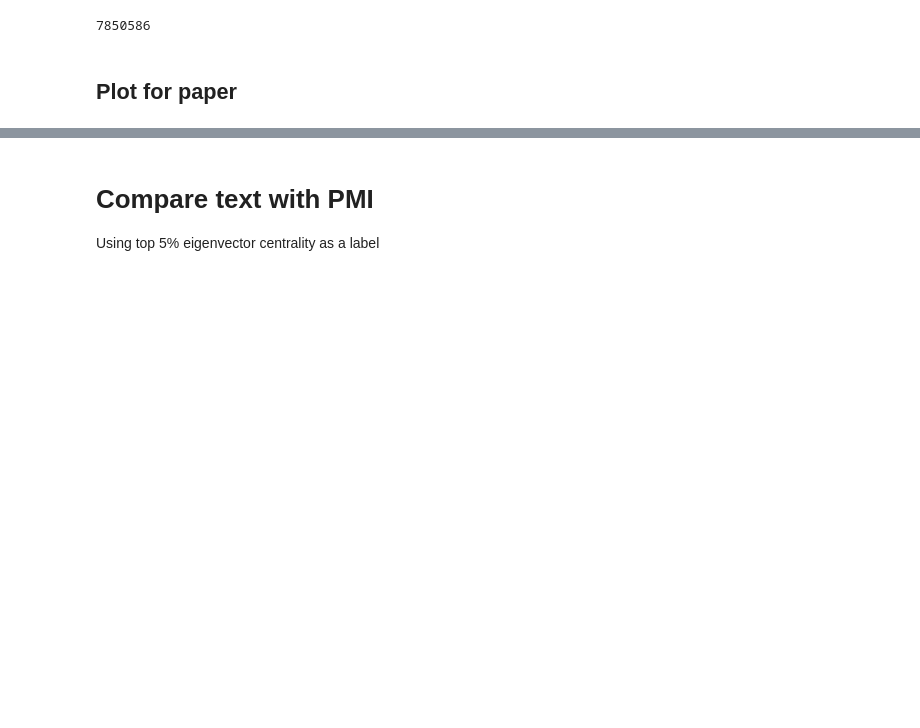
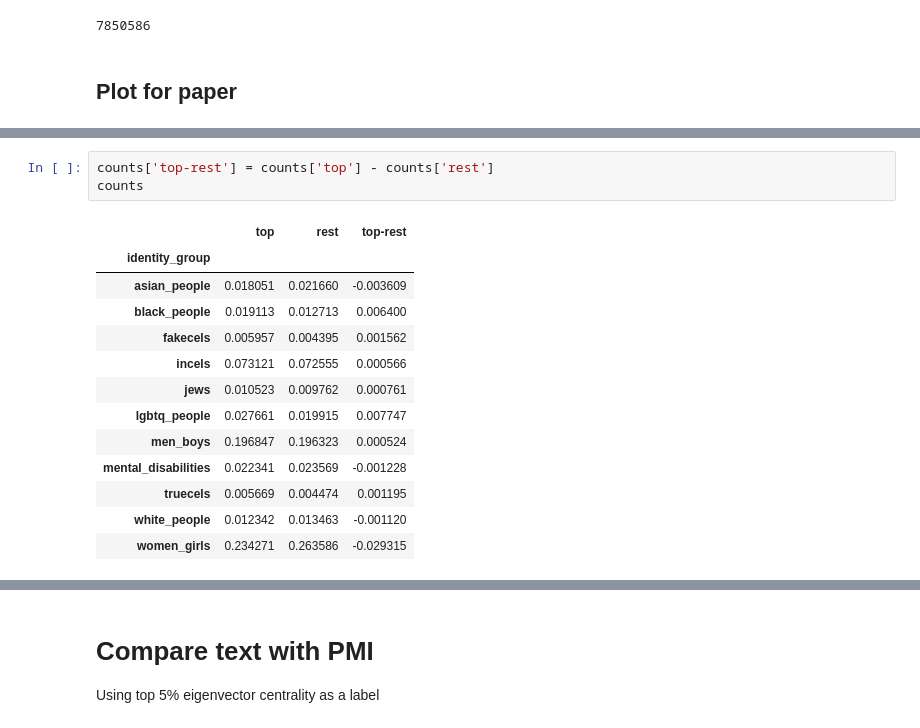
Before and after one commit to michaelmilleryoder/incels_identities, a Jupyter notebook: jupyter/central_users.ipynb, the cells around one changed output, grey strips where cells are left out. Drawn from its saved outputs; the diff is of its cells as text; blank space fills up the shorter version.

```diff
--- a/jupyter/central_users.ipynb
+++ b/jupyter/central_users.ipynb
@@ -229,0 +208,17 @@ fig.show()
+# %%
+counts['top-rest'] = counts['top'] - counts['rest']
+counts
+# %% [output]
+|  | top | rest | top-rest |
+| identity_group |  |  |  |
+| asian_people | 0.018051 | 0.021660 | -0.003609 |
+| black_people | 0.019113 | 0.012713 | 0.006400 |
+| fakecels | 0.005957 | 0.004395 | 0.001562 |
+| incels | 0.073121 | 0.072555 | 0.000566 |
+| jews | 0.010523 | 0.009762 | 0.000761 |
+| lgbtq_people | 0.027661 | 0.019915 | 0.007747 |
+| men_boys | 0.196847 | 0.196323 | 0.000524 |
+| mental_disabilities | 0.022341 | 0.023569 | -0.001228 |
+| truecels | 0.005669 | 0.004474 | 0.001195 |
+| white_people | 0.012342 | 0.013463 | -0.001120 |
+| women_girls | 0.234271 | 0.263586 | -0.029315 |
```
Also changed, not shown: parts of 4 cells of this notebook, 3 other files.
